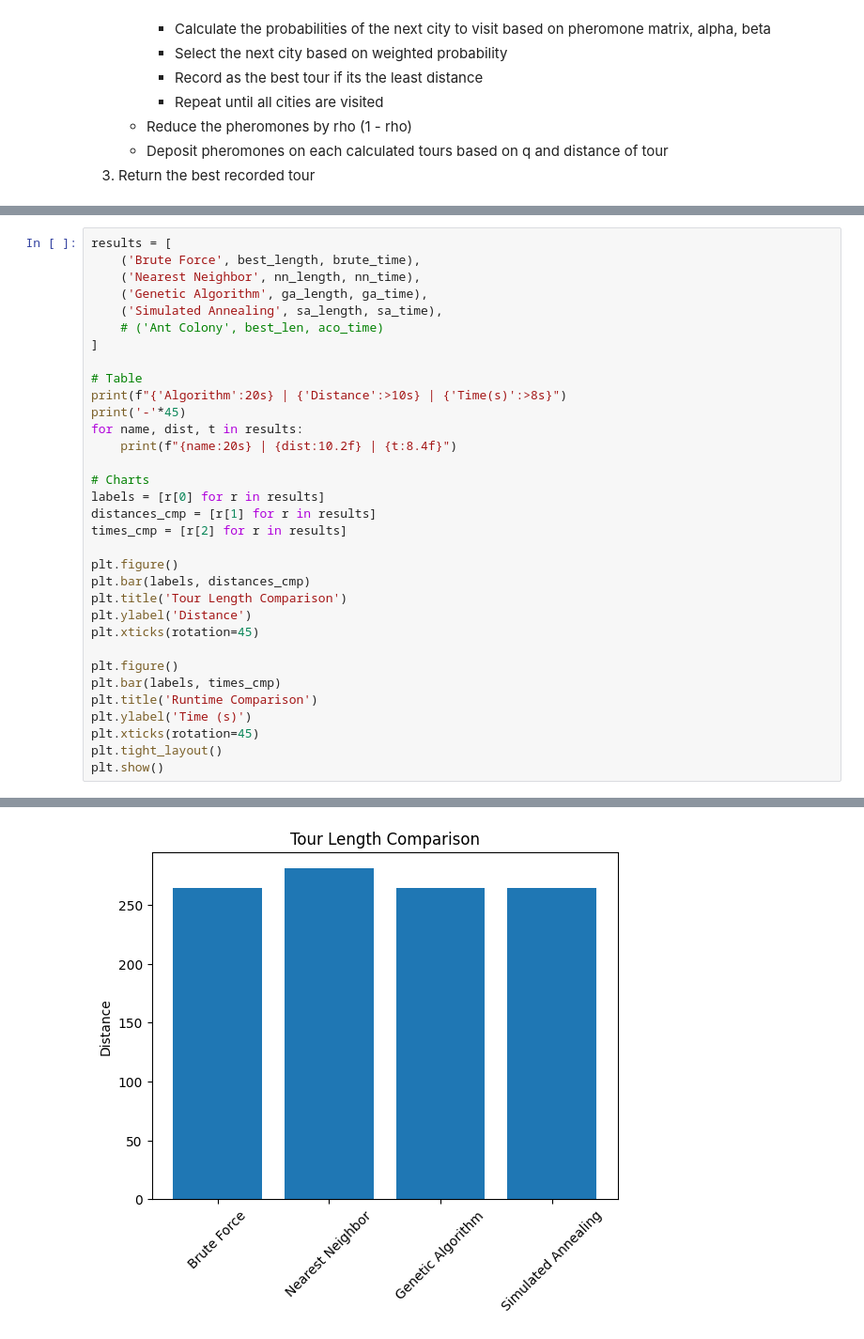
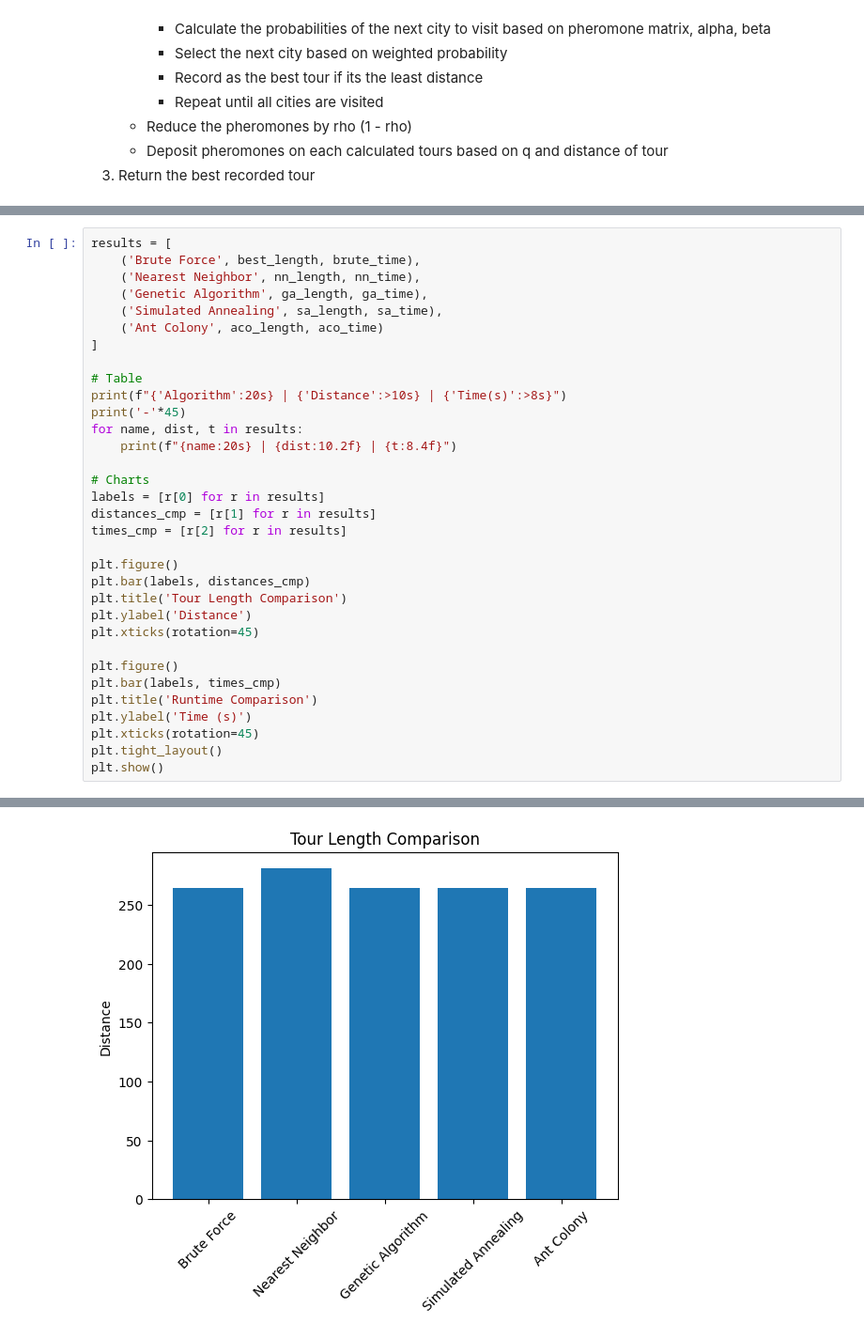
Before and after one commit to niceWizzard/GT_TSP_PS, a Jupyter notebook: problemset.ipynb, the cells around one changed output, grey strips where cells are left out. Shown: that part at 94% size. Cells and saved outputs as stored; diff of their text form.

Commit message:
Ant Colony

```diff
--- a/problemset.ipynb
+++ b/problemset.ipynb
@@ -312,7 +447,7 @@ results = [
     ('Nearest Neighbor', nn_length, nn_time),
     ('Genetic Algorithm', ga_length, ga_time),
     ('Simulated Annealing', sa_length, sa_time),
-    # ('Ant Colony', best_len, aco_time)
+    ('Ant Colony', aco_length, aco_time)
 ]
 
 # Table
@@ -349 +485 @@ Simulated Annealing  |     264.14 |   0.3355
-[figure, old version]
+[figure, new version]
```
Also changed, not shown: parts of 6 cells of this notebook.
